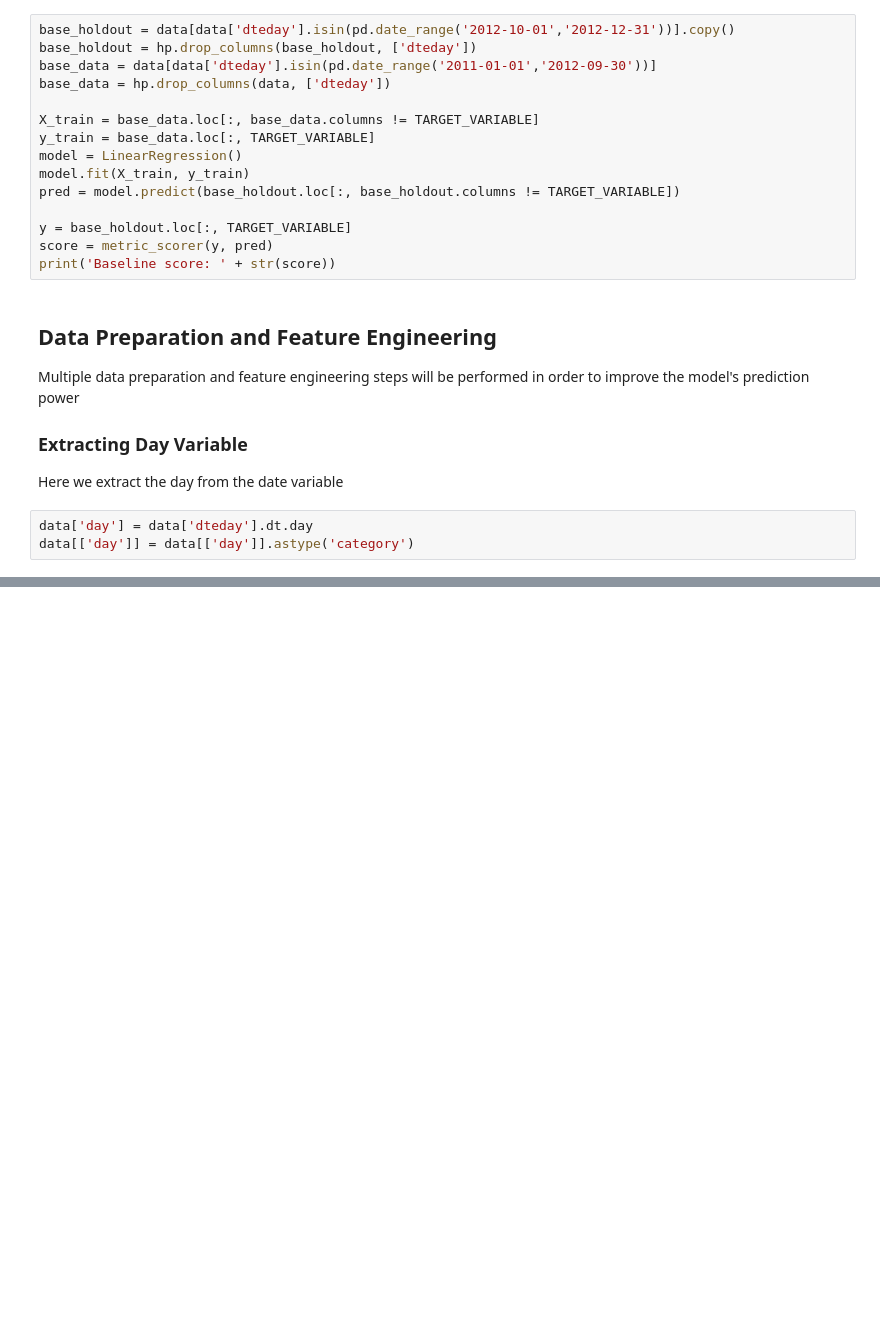
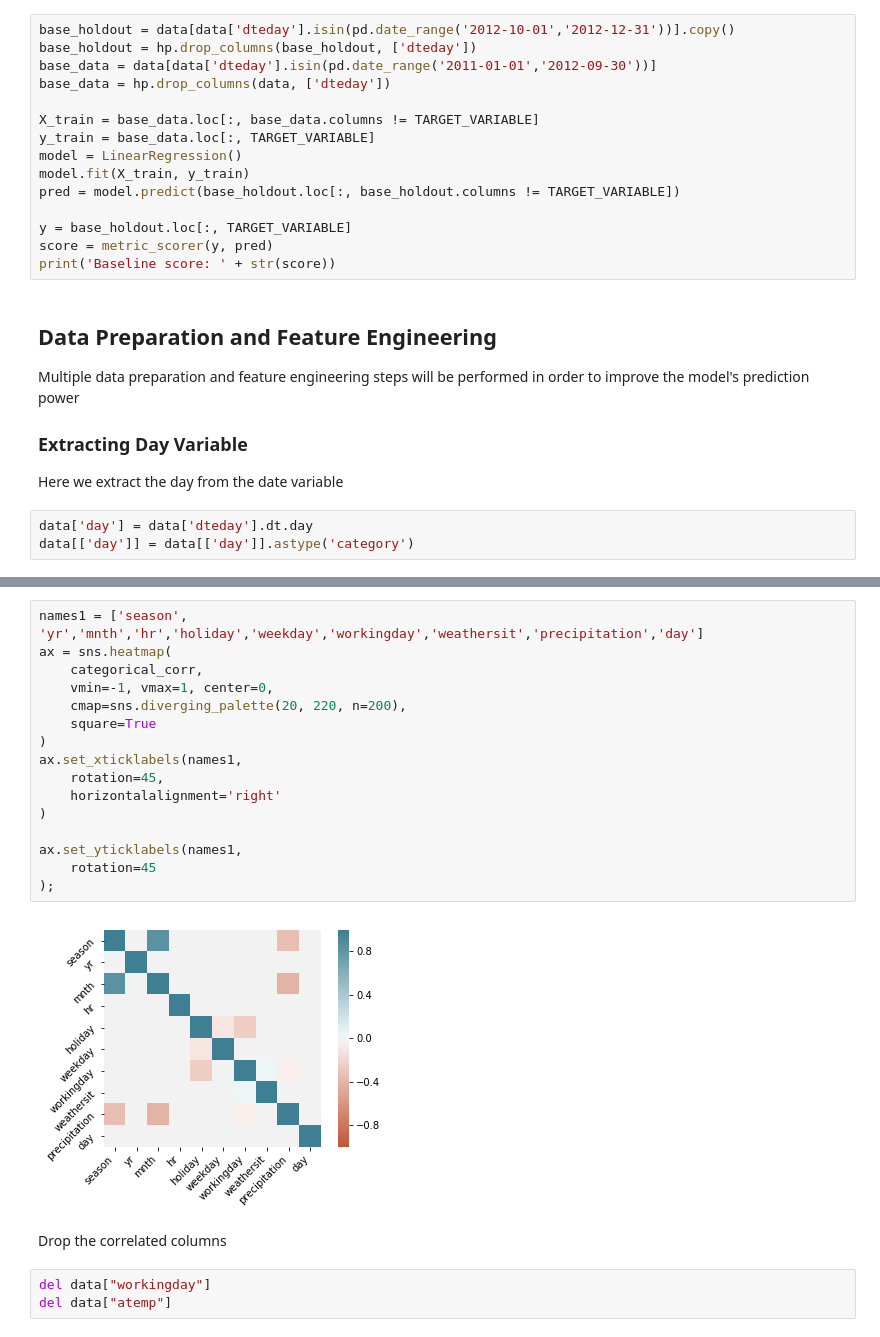
Before and after one commit to victorvu14/Victor_Vu_Dask, a Jupyter notebook: VictorVu_Dask.ipynb, the cells around one changed output, grey strips where cells are left out. Drawn from its saved outputs; the diff is of its cells as text; blank space fills up the shorter version.

```diff
--- a/VictorVu_Dask.ipynb
+++ b/VictorVu_Dask.ipynb
@@ -411,0 +462,23 @@ data[['day']] = data[['day']].astype('category')
+# %%
+names1 = ['season', 'yr','mnth','hr','holiday','weekday','workingday','weathersit','precipitation','day']
+ax = sns.heatmap(
+    categorical_corr,
+    vmin=-1, vmax=1, center=0,
+    cmap=sns.diverging_palette(20, 220, n=200),
+    square=True
+)
+ax.set_xticklabels(names1,
+    rotation=45,
+    horizontalalignment='right'
+)
+
+ax.set_yticklabels(names1,
+    rotation=45
+);
+# %% [output]
+[figure, added]
+# %% [markdown]
+Drop the correlated columns
+# %%
+del data["workingday"]
+del data["atemp"]
```
Also changed, not shown: parts of 10 cells of this notebook.
